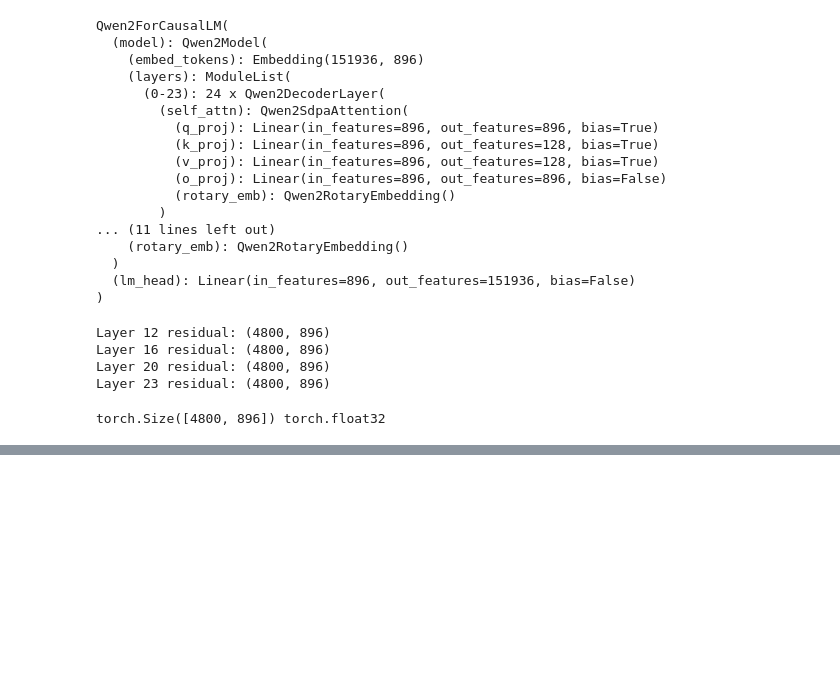
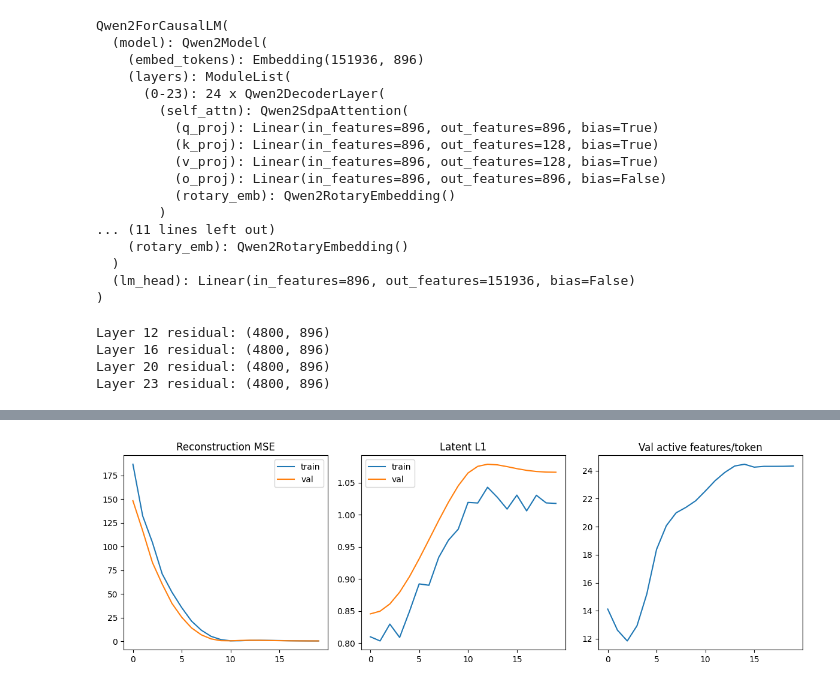
Before and after one commit to miles-markey/sae_trainer, a Jupyter notebook: notebooks/sae_training.ipynb, the cells around one changed output, grey strips where cells are left out. Cells and saved outputs as stored; diff of their text form; code cells hidden in the pictures; blank space fills up the shorter version.

Commit message:
training notebook update

```diff
--- a/notebooks/sae_training.ipynb
+++ b/notebooks/sae_training.ipynb
@@ -195,24 +215,40 @@ Layer 16 residual: (4800, 896)
 Layer 20 residual: (4800, 896)
 Layer 23 residual: (4800, 896)
 # %%
-# Example training input for SAE from one layer:
-x_train = accum["residual_out"][20]   # shape [N_tokens, 3584]
-print(x_train.shape, x_train.dtype)
+def training_wrapper(accum, layer_idx, device, mass_frac_threshold, save_filename=None):
+
+    train_loader, val_loader, d_in = get_data_loaders(accum, layer_idx)
+    # ---- Model + optimizer ----
+    expansion = 8                 # 4-16 are common starting points
+    d_latent = d_in * expansion # d_in = 3584, so this should be in ~[14k, 60k] (14336-57344)
+
+    sae = SparseAutoencoder(d_in=d_in, d_latent=d_latent).to(device)
+    opt = torch.optim.AdamW(sae.parameters(), lr=3e-4, weight_decay=1e-4)
+
+    # Sparsity strength: tune this. Start small.
+    lambda_l1 = 1e-4
+
+    # Optional: LR scheduler
+    scheduler = torch.optim.lr_scheduler.CosineAnnealingLR(opt, T_max=20)
+
+    sae, history = train_sae(sae, train_loader, val_loader, opt, scheduler, device, lambda_l1, mass_frac_threshold=mass_frac_threshold)
+
+    if save_filename:
+        # ---- Save checkpoint ----
+        ckpt = {
+            "model_state": sae.state_dict(),
+            "d_in": d_in,
+            "d_latent": d_latent,
+            "lambda_l1": lambda_l1,
+            "history": history,
+        }
+        torch.save(ckpt, save_filename)
+        print(f"Saved: {save_filename}")
+
+    return sae, history, train_loader, val_loader
-# %% [output]
-torch.Size([4800, 896]) torch.float32
+# %%
+# 0.005 - 0.05
+mass_frac_threshold=0.001
 # %%
-# ---- Simple ReLU SAE ----
-class SparseAutoencoder(nn.Module):
-    def __init__(self, d_in: int, d_latent: int):
-        super().__init__()
-        self.encoder = nn.Linear(d_in, d_latent, bias=True)
-        self.decoder = nn.Linear(d_latent, d_in, bias=False)
-
-        # Optional: decoder row norm stabilization can help
-        nn.init.xavier_uniform_(self.encoder.weight)
-        nn.init.xavier_uniform_(self.decoder.weight)
-
-    def forward(self, x):
-        z = F.relu(self.encoder(x))   # sparse nonnegative code
-        x_hat = self.decoder(z)
-        return x_hat, z
+sae_12, history_12, train_loader_12, _ = training_wrapper(accum, 12, device, mass_frac_threshold)
+# %% [output]
@@ -219 +275,2 @@ class SparseAutoencoder(nn.Module):
+[figure, added]
 # %%
```
Also changed, not shown: parts of 21 cells of this notebook.
